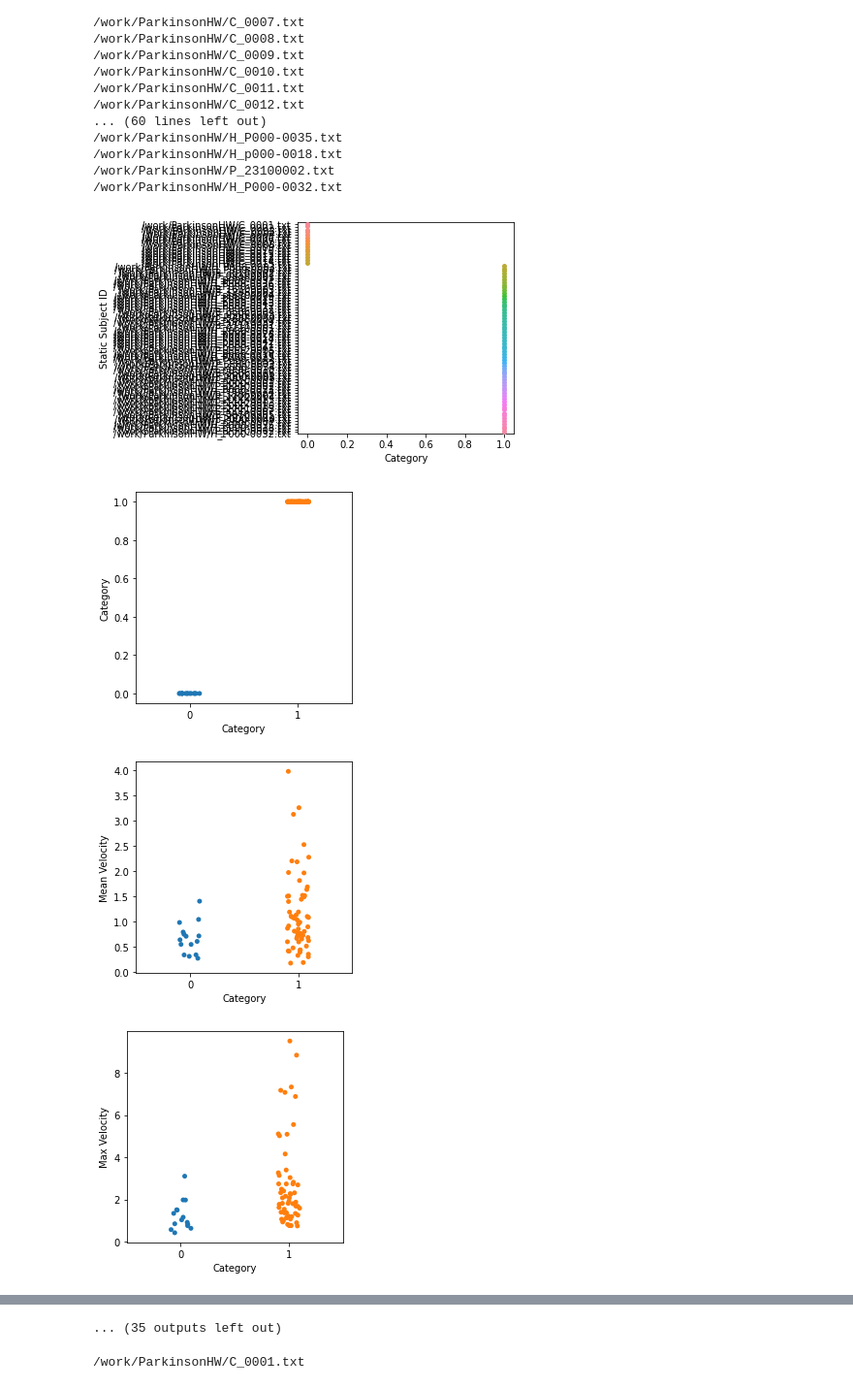
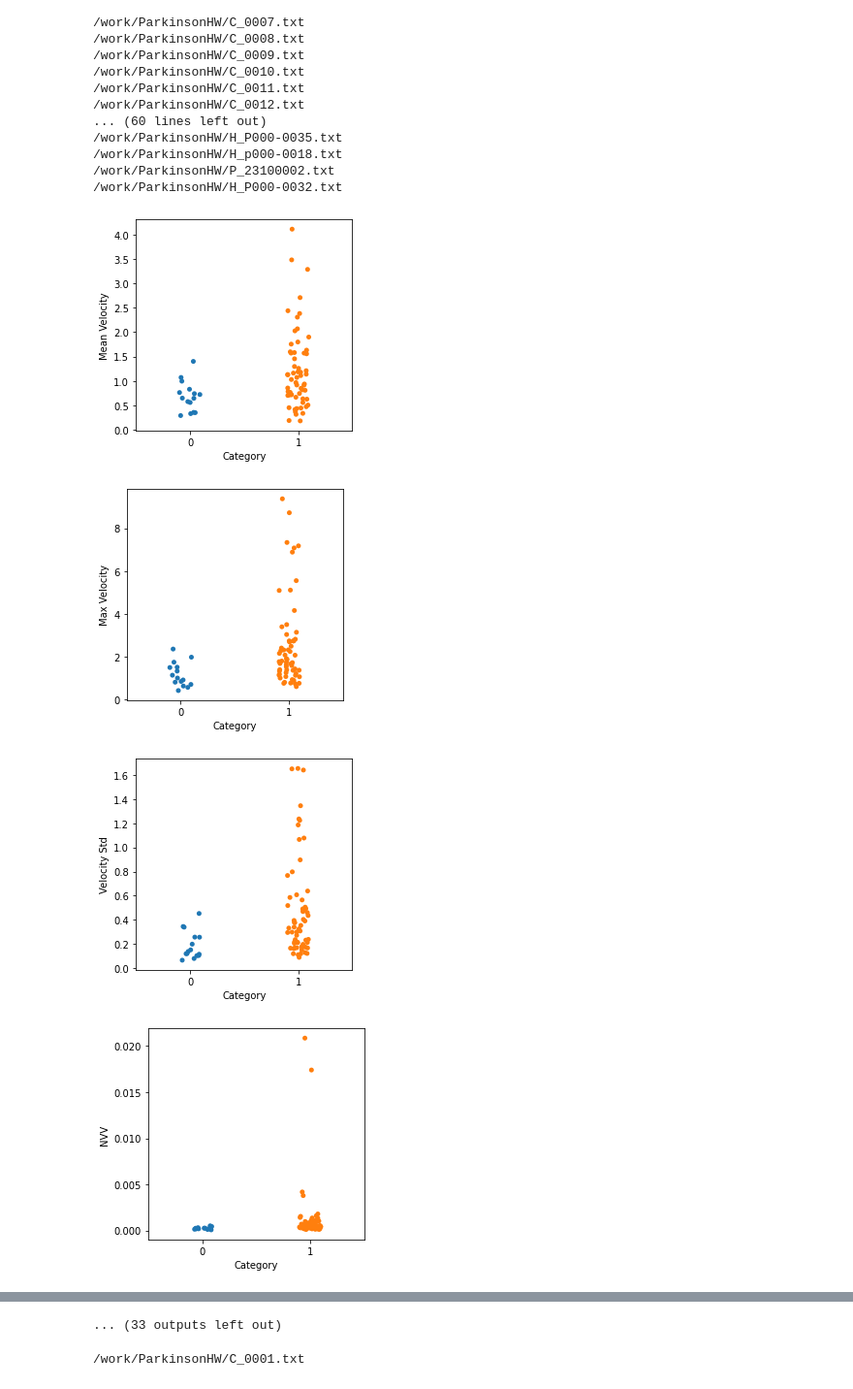
Before and after one commit to jaychandra3/NDD_Analysis, a Jupyter notebook: feature_compilation.ipynb, the cells around one changed output, grey strips where cells are left out. Shown at 97% size. Drawn from its saved outputs; the diff is of its cells as text; code cells hidden in the pictures.

```diff
--- a/feature_compilation.ipynb
+++ b/feature_compilation.ipynb
@@ -18,9 +18,13 @@ def static_preprocessing(filename):
     static_y = static_df[1]
     static_curve = np.array([static_x, static_y])
 
-    static_velocity, static_acceleration, static_jerk, _, _ = smoothCurveFeature(static_curve, 1400, 10000, static_df)
+    static_velocity, static_acceleration, static_jerk, _, _ = smoothCurveFeature(static_curve, 1000, 10000, static_df)
+    static_velocity = static_velocity[50: len(static_velocity)-50]
+    static_acceleration = static_acceleration[50: len(static_acceleration)-50]
+    static_jerk = static_jerk[50: len(static_jerk)-50]
 
-    _, _, _, static_curvature, _ = smoothCurveFeature(static_curve, 1400, 100000, static_df)
+    _, _, _, static_curvature, _ = smoothCurveFeature(static_curve, 1000, 100000, static_df)
+    static_curvature = static_curvature[50: len(static_curvature)-100]
 
     static_pressure = static_df[3]
     static_risingIndex, static_fallingIndex = mainSignalThreshold(static_pressure)
@@ -479,30 +487,13 @@ df_all_features_static = pd.DataFrame({'Static Subject ID': static_subject_id, '
 /work/ParkinsonHW/H_p000-0018.txt
 /work/ParkinsonHW/P_23100002.txt
 /work/ParkinsonHW/H_P000-0032.txt
-# %%
-df_all_features_static = pd.DataFrame({'Static Subject ID': static_subject_id, 'Category': static_category,
-'Mean Velocity': static_mean_vel, 'Max Velocity': static_max_vel, 'Velocity Std': static_vel_std, 'NVV': static_nvv, 'NIV': static_vel_niv,
-'Mean Acceleration': static_mean_accel, 'Max Acceleration': static_max_accel, 'Accleration Std': static_std_accel, 'NIA': static_nia,
-'Mean Jerk': static_mean_jerk, 'Max Jerk': static_max_jerk, 'Jerk Std': static_std_jerk, 'NIJ': static_nij,
-'Duration': static_duration, 'NIC': static_nic,
-'Mean Pressure': static_mean_pressure, 'Max Pressure': static_max_pressure, 'Pressure Std': static_std_pressure, 'Rate of Inversion in Pressure': static_rate_ip,
-'X Entropy': static_x_entropy, 'Y Entropy': static_y_entropy,
-'X Skewness': static_x_skewness, 'Y Skewness': static_y_skewness,
-'X Kurtosis': static_x_kurtosis, 'Y Kurtosis': static_y_kurtosis,
-'Pressure High Freq': static_pressure_high_freq, 'Pressure Low Freq': static_pressure_low_freq,
-'Altitude High Freq': static_altitude_high_freq, 'Altitude Low Freq': static_altitude_low_freq,
-'Pressure Reg R^2': static_pressure_reg_r2, 'Pressure Reg x0': static_pressure_reg_x0, 'Pressure Reg x1': static_pressure_reg_x1, 'Pressure Reg SumResids': static_pressure_reg_sumresids,
-'Curv Reg R^2': static_curv_reg_r2, 'Curv Reg x0': static_curv_reg_x0, 'Curv Reg x1': static_curv_reg_x1, 'Curv Reg SumResids': static_curv_reg_sumresids,
-'Vel Reg R^2': static_vel_reg_r2, 'Vel Reg x0': static_vel_reg_x0, 'Vel Reg x1': static_vel_reg_x1, 'Vel Reg SumResids': static_vel_reg_sumresids,
-'Pressure Rising Duration': static_pressure_rising_duration, 'Pressure Rising Range': static_pressure_rising_range,
-'Pressure Falling Duration': static_pressure_falling_duration, 'Pressure Falling Range': static_pressure_falling_range})
 # %%
-for i in df_all_features_static[2:]:
+for i in df_all_features_static.columns[2:]:
     plt.figure(figsize = (4, 4))
     #plt.title('Strip Plot of {} vs. Category (0 - Control; 1 - Patient)'.format(i), fontsize = 15)
     sns.stripplot(x = df_all_features_static['Category'], y = df_all_features_static[i])
 # %% [output]
-[figure, old version]
+[figure, new version]
-[figure, old version]
+[figure, new version]
-[figure, old version]
+[figure, new version]
-[figure, old version]
+[figure, new version]
@@ -517,4 +508,4 @@ for i in df_all_features_static[2:]:
-... (35 outputs left out)
+... (33 outputs left out)
 # %%
 # CALCULATE ALL DYNAMIC FEATURES AND PUT INTO DATAFRAME
 
```
Also changed, not shown: parts of 2 cells of this notebook, 1 other file.
